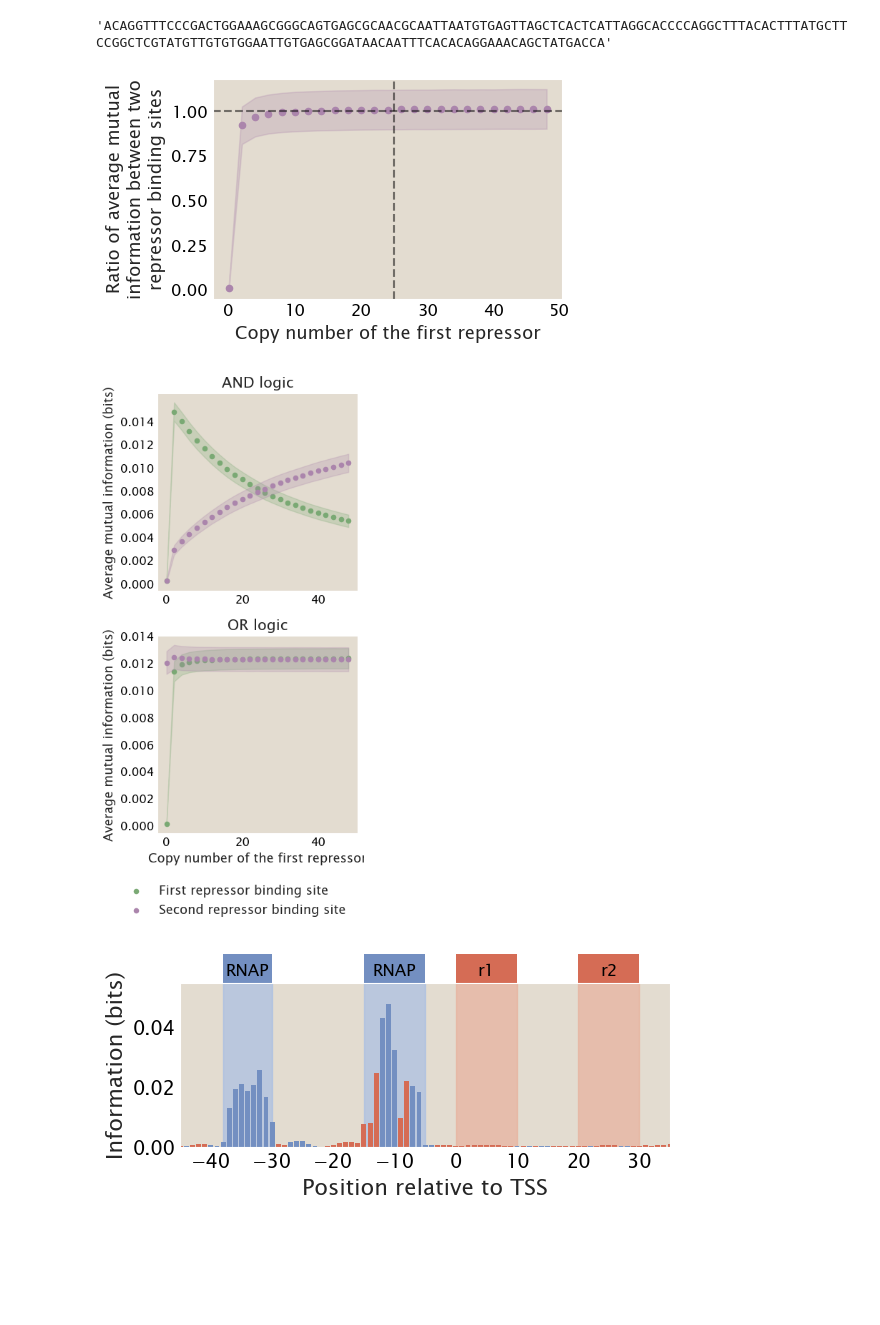
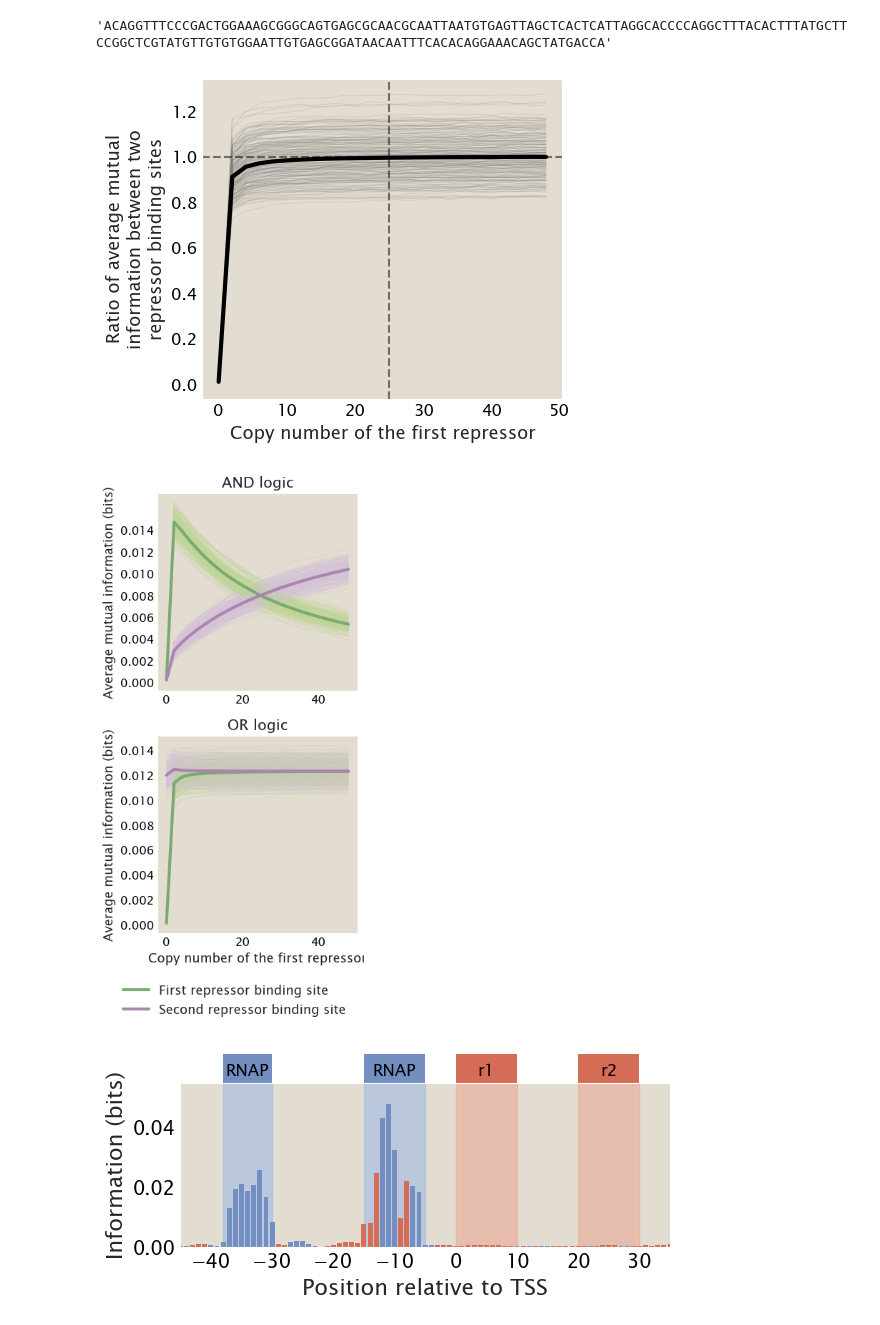
Before and after one commit to RPGroup-PBoC/theoretical_regseq, a Jupyter notebook: figures/figure_notebooks/figure8.ipynb, the cells around one changed output. Saved outputs shown, nothing was run; the diff lists cells and outputs as text; code cells hidden in the pictures; blank space fills up the shorter version.

Commit message:
added new extrinsic noise figures

```diff
--- a/figures/figure_notebooks/figure8.ipynb
+++ b/figures/figure_notebooks/figure8.ipynb
@@ -45,8 +45,10 @@ rep2_site = promoter[(115+20):(115+30)]
 r1_emat = tregs.simulate.generate_emap(rep1_site, fixed=True, fixed_value=1)
 r2_emat = tregs.simulate.generate_emap(rep2_site, fixed=True, fixed_value=1)
 # %%
+num_mutants = 200
+
 mutant_bank = []
-for i in range(200):
+for i in range(num_mutants):
     mutants = np.unique(tregs.wgregseq.mutations_rand(promoter,
                                                 rate=0.1,
                                                 num_mutants=5000,
@@ -98,19 +92,16 @@ n_p, n_r2 = 5000, 25
 
 l_n_r1 = np.arange(0, 50, 2)
 
-signal_ratio_OR = []
-signal_r1_OR = []
-signal_r2_OR = []
+r1_OR = np.zeros((len(l_n_r1), num_mutants))
+r2_OR = np.zeros((len(l_n_r1), num_mutants))
 
-for n_r1 in l_n_r1:
-    r1 = []
-    r2 = []
-    for i in range(200):
+for i, n_r1 in enumerate(l_n_r1):
+    for j in range(num_mutants):
         df = tregs.simulate.sim(promoter, tregs.simulate.doublerep_pbound,
                                 [rnap_site, rep1_site, rep2_site],
                                 *[n_NS, n_p, n_r1, n_r2, rnap_emat, r1_emat, r2_emat,
                                   ep_wt, er1_wt, er2_wt, e_int, 'OR'],
-                                preset_mutants=mutant_bank[i],
+                                preset_mutants=mutant_bank[j],
                                 scaling_factor=10**6)
 
         mut_list = df['seq'].values
@@ -120,61 +111,45 @@ for n_r1 in l_n_r1:
 
         footprint = tregs.footprint.get_info_footprint(mut_list, mu_data, promoter, nbins, upper_bound,
                                                     pseudocount=10**(-6))
-        r1.append(np.mean(footprint[(115):(115+10)]))
-        r2.append(np.mean(footprint[(115+20):(115+30)]))
-    r1 = np.asarray(r1)
-    r2 = np.asarray(r2)
-    signal_r1_OR.append((np.mean(r1), np.std(r1)))
-    signal_r2_OR.append((np.mean(r2), np.std(r2)))
-    signal_ratio_OR.append((np.mean(r1 / r2), np.std(r1 / r2)))
+        r1_OR[i, j] = np.mean(footprint[(115):(115+10)])
+        r2_OR[i, j] = np.mean(footprint[(115+20):(115+30)])
 # %%
-fig, ax = plt.subplots(figsize=(5,3))
+fig, ax = plt.subplots(figsize=(5,4))
+
+for i in range(num_mutants):
+    ax.plot(l_n_r1, np.asarray(r1_OR)[:, i] / np.asarray(r2_OR)[:, i], color='grey', alpha=0.2, linewidth=0.5)
 
 ax.axhline(y=1, color='black', linestyle='--', alpha=0.5)
 ax.axvline(x=25, color='black', linestyle='--', alpha=0.5)
-ax.fill_between(l_n_r1,
-                 np.asarray(signal_ratio_OR)[:, 0] - np.asarray(signal_ratio_OR)[:, 1],
-                 np.asarray(signal_ratio_OR)[:, 0] + np.asarray(signal_ratio_OR)[:, 1],
-                 color='#AB85AC', alpha=0.25)
-ax.scatter(l_n_r1, np.asarray(signal_ratio_OR)[:, 0], label='Second repressor binding site', color='#AB85AC', s=20)
+
+ax.plot(l_n_r1, np.mean(r1_OR, axis=1) / np.mean(r2_OR, axis=1),
+           label='Second repressor binding site', color='black', linewidth=3)
 
 ax.set_xlabel('Copy number of the first repressor', fontsize=13)
 ax.set_ylabel('Ratio of average mutual\ninformation between two\nrepressor binding sites', fontsize=13)
 
 plt.tight_layout()
 plt.savefig('../rebuttal_plots/figR6.pdf', dpi=300)
 # %% [output]
-[figure, old version]
+[figure, new version]
 # %%
 fig, axes = plt.subplots(2, 1, figsize=(4,8))
 ax1, ax2 = axes
 
-ax1.fill_between(l_n_r1,
-                 np.asarray(signal_r1_AND)[:, 0] - np.asarray(signal_r1_AND)[:, 1],
-                 np.asarray(signal_r1_AND)[:, 0] + np.asarray(signal_r1_AND)[:, 1],
-                 color='#7AA974', alpha=0.25)
-ax1.scatter(l_n_r1, np.asarray(signal_r1_AND)[:, 0], label='First repressor binding site', color='#7AA974', s=20)
-
-ax1.fill_between(l_n_r1,
-                 np.asarray(signal_r2_AND)[:, 0] - np.asarray(signal_r2_AND)[:, 1],
-                 np.asarray(signal_r2_AND)[:, 0] + np.asarray(signal_r2_AND)[:, 1],
-                 color='#AB85AC', alpha=0.25)
-ax1.scatter(l_n_r1, np.asarray(signal_r2_AND)[:, 0], label='Second repressor binding site', color='#AB85AC', s=20)
+for i in range(num_mutants):
+    ax1.plot(l_n_r1, np.asarray(r1_AND)[:, i], color='#BFD598', alpha=0.5, linewidth=0.5)
+    ax1.plot(l_n_r1, np.asarray(r2_AND)[:, i], color='#D4C2D9', alpha=0.5, linewidth=0.5)
+ax1.plot(l_n_r1, np.mean(r1_AND, axis=1), label='First repressor binding site', color='#7AA974', linewidth=3)
+ax1.plot(l_n_r1, np.mean(r2_AND, axis=1), label='Second repressor binding site', color='#AB85AC', linewidth=3)
 ax1.set_ylabel('Average mutual information (bits)', fontsize=13)
 ax1.set_title('AND logic', fontsize=15)
 ax1.set_yticks(np.arange(0, 0.015, 0.002))
 
-ax2.fill_between(l_n_r1,
-                 np.asarray(signal_r1_OR)[:, 0] - np.asarray(signal_r1_OR)[:, 1],
-                 np.asarray(signal_r1_OR)[:, 0] + np.asarray(signal_r1_OR)[:, 1],
-                 color='#7AA974', alpha=0.25)
-ax2.scatter(l_n_r1, np.asarray(signal_r1_OR)[:, 0], label='First repressor binding site', color='#7AA974', s=20)
-
-ax2.fill_between(l_n_r1,
-                 np.asarray(signal_r2_OR)[:, 0] - np.asarray(signal_r2_OR)[:, 1],
-                 np.asarray(signal_r2_OR)[:, 0] + np.asarray(signal_r2_OR)[:, 1],
-                 color='#AB85AC', alpha=0.25)
-ax2.scatter(l_n_r1, np.asarray(signal_r2_OR)[:, 0], label='Second repressor binding site', color='#AB85AC', s=20)
+for i in range(num_mutants):
+    ax2.plot(l_n_r1, np.asarray(r1_OR)[:, i], color='#BFD598', alpha=0.5, linewidth=0.5)
+    ax2.plot(l_n_r1, np.asarray(r2_OR)[:, i], color='#D4C2D9', alpha=0.5, linewidth=0.5)
+ax2.plot(l_n_r1, np.mean(r1_OR, axis=1), label='First repressor binding site', color='#7AA974', linewidth=3)
+ax2.plot(l_n_r1, np.mean(r2_OR, axis=1), label='Second repressor binding site', color='#AB85AC', linewidth=3)
 ax2.set_xlabel('Copy number of the first repressor', fontsize=13)
 ax2.set_ylabel('Average mutual information (bits)', fontsize=13)
 ax2.set_title('OR logic', fontsize=15)
@@ -184,7 +159,7 @@ ax2.legend(bbox_to_anchor=(1, -0.2), frameon=False, fontsize=13)
 plt.tight_layout()
 plt.savefig('../rebuttal_plots/figR7.pdf', dpi=300)
 # %% [output]
-[figure, old version]
+[figure, new version]
 # %%
 n_NS = len(genome)
 ep_wt, er1_wt, er2_wt = -5, -14, -14
```
Also changed, not shown: parts of 1 cell of this notebook, 4 other files.
